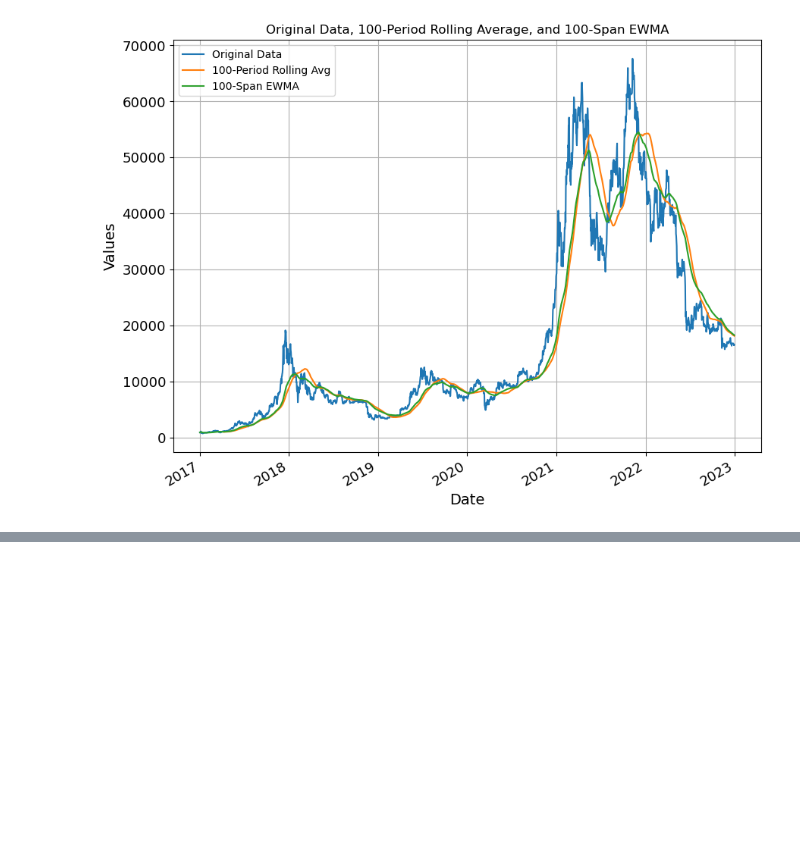
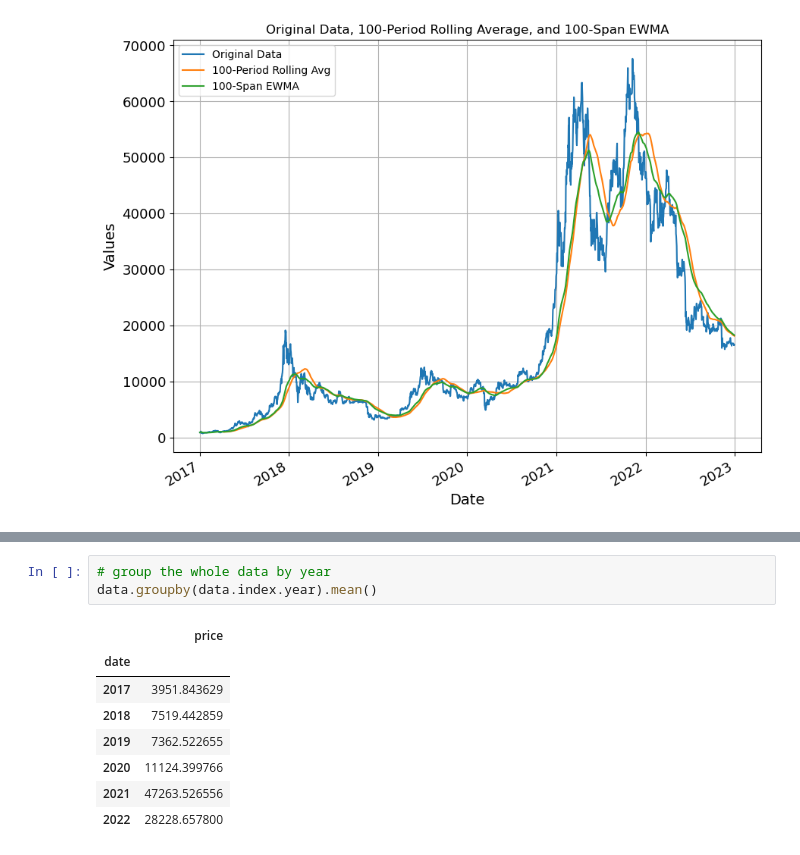
Before and after one commit to mbabeykoon/TimeSeriesAnalysis, a Jupyter notebook: Scripts/Time_Series_Analysis_Diff_Shift_Rolling_EWMA.ipynb, the cells around one changed output, grey strips where cells are left out. Cells and saved outputs as stored; diff of their text form; blank space fills up the shorter version.

```diff
--- a/Scripts/Time_Series_Analysis_Diff_Shift_Rolling_EWMA.ipynb
+++ b/Scripts/Time_Series_Analysis_Diff_Shift_Rolling_EWMA.ipynb
@@ -400,0 +443,12 @@ plt.show()
+# %%
+# group the whole data by year
+data.groupby(data.index.year).mean()
+# %% [output]
+|  | price |
+| date |  |
+| 2017 | 3951.843629 |
+| 2018 | 7519.442859 |
+| 2019 | 7362.522655 |
+| 2020 | 11124.399766 |
+| 2021 | 47263.526556 |
+| 2022 | 28228.657800 |
```
Also changed, not shown: parts of 11 cells of this notebook.
